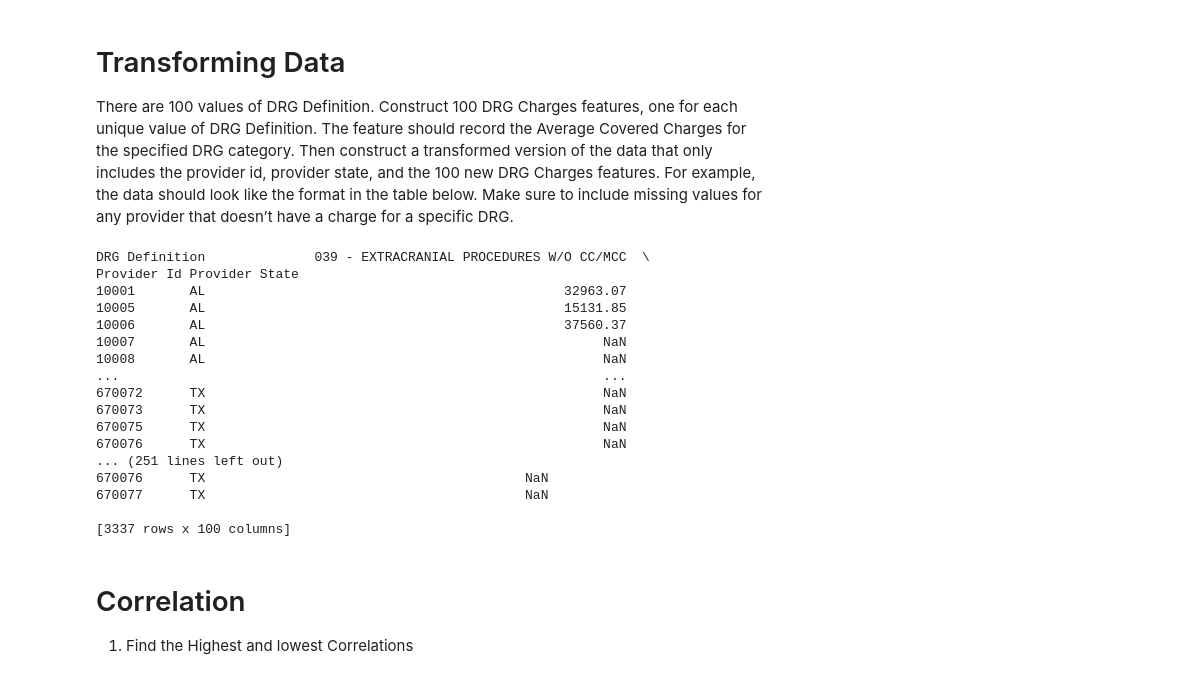
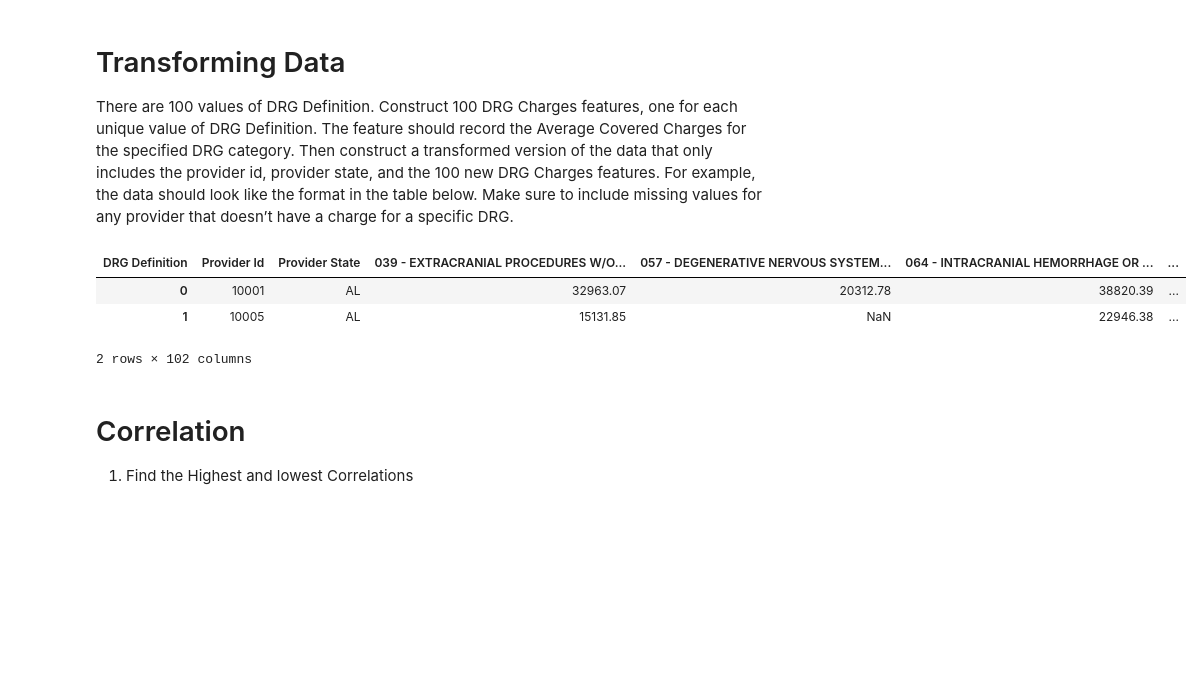
Before and after one commit to elauser/DataAnalytics-MedicareData, a Jupyter notebook: Transforming Data.ipynb, the cells around one changed output. Cells and saved outputs as stored; diff of their text form; code cells hidden in the pictures; blank space fills up the shorter version.

```diff
--- a/Transforming Data.ipynb
+++ b/Transforming Data.ipynb
@@ -9,30 +9,18 @@ missing values for any provider that doesn’t have a charge for a specific DRG.
 # %%
 import pandas as pd
 
 df = pd.read_csv('data.csv')
 df[' Average Covered Charges '] = df[' Average Covered Charges '].str[1:].astype(float)
 pv = df.pivot(index=['Provider Id', 'Provider State'],
               values=' Average Covered Charges ',
               columns='DRG Definition')
-print(pv)
+pv = pv.reset_index()
+pv.head(2)
 # %% [output]
+| DRG Definition | Provider Id | Provider State | 039 - EXTRACRANIAL PROCEDURES W/O... | 057 - DEGENERATIVE NERVOUS SYSTEM... | 064 - INTRACRANIAL HEMORRHAGE OR ... | ... |
+| 0 | 10001 | AL | 32963.07 | 20312.78 | 38820.39 | ... |
+| 1 | 10005 | AL | 15131.85 | NaN | 22946.38 | ... |
-DRG Definition              039 - EXTRACRANIAL PROCEDURES W/O CC/MCC  \
-Provider Id Provider State
-10001       AL                                              32963.07
-10005       AL                                              15131.85
-10006       AL                                              37560.37
-10007       AL                                                   NaN
-10008       AL                                                   NaN
-...                                                              ...
-670072      TX                                                   NaN
-670073      TX                                                   NaN
-670075      TX                                                   NaN
-670076      TX                                                   NaN
-... (251 lines left out)
-670076      TX                                         NaN
-670077      TX                                         NaN
-
-[3337 rows x 100 columns]
+2 rows × 102 columns
 # %% [markdown]
 # Correlation
 
```
Also changed, not shown: parts of 16 cells of this notebook, 1 other file.
